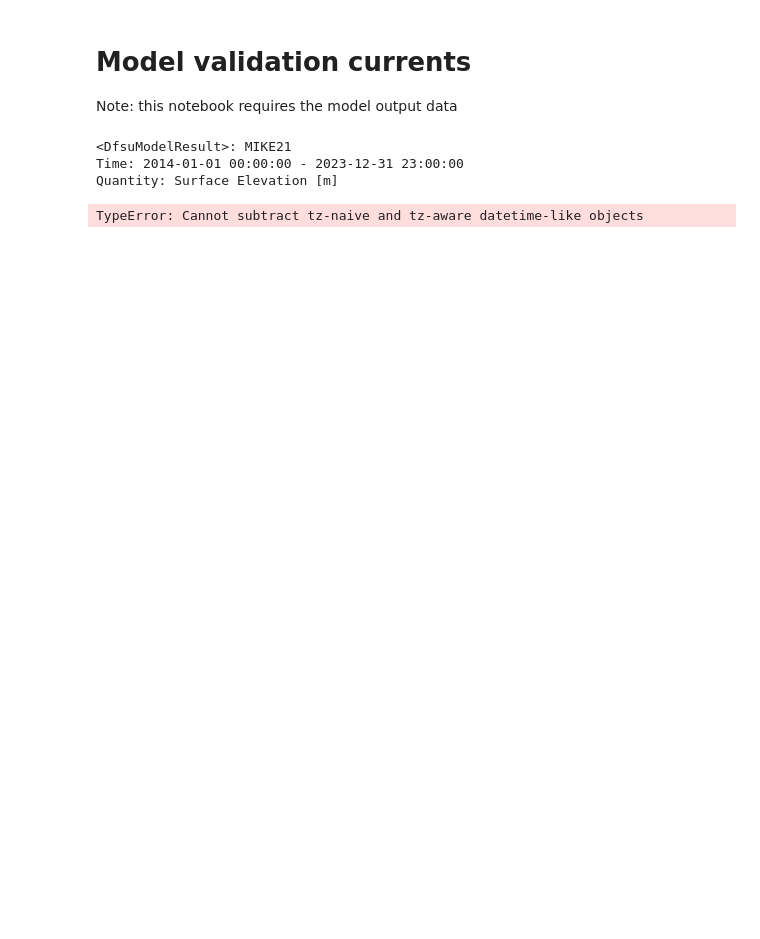
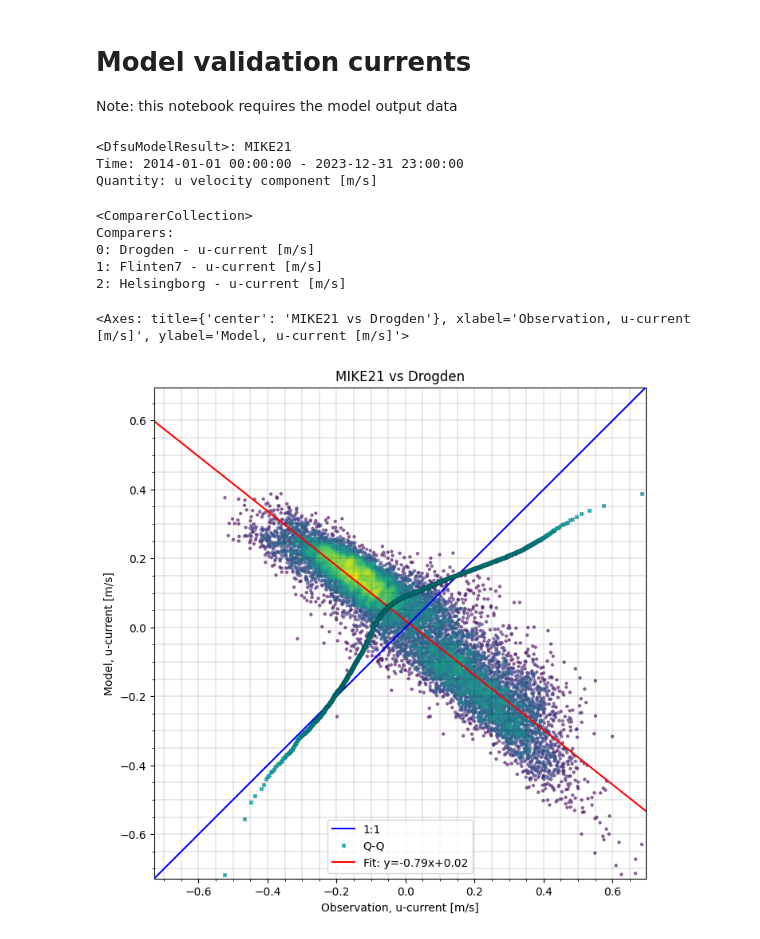
Before and after one commit to DHI/WaterBench-MIKE21HD-Oresund, a Jupyter notebook: code/model_validation_currents.ipynb, the cells around one changed output. Drawn from its saved outputs; the diff is of its cells as text; code cells hidden in the pictures; blank space fills up the shorter version.

```diff
--- a/code/model_validation_currents.ipynb
+++ b/code/model_validation_currents.ipynb
@@ -11,16 +10,25 @@ obs_fldr = "../observations/"
 mr_fldr = "../output/"
 mr_fn = f"{mr_fldr}Area.dfsu"
 # %%
-uvlist = h.get_u_v_point_obs()
+ulist, vlist = h.get_u_v_point_obs()
 # %%
-mr = ms.DfsuModelResult(mr_fn, name="MIKE21", item=0)
-mr
+mr_u = ms.DfsuModelResult(mr_fn, name="MIKE21", item=1)
+mr_u
 # %% [output]
 <DfsuModelResult>: MIKE21
 Time: 2014-01-01 00:00:00 - 2023-12-31 23:00:00
-Quantity: Surface Elevation [m]
+Quantity: u velocity component [m/s]
 # %%
-cc = ms.match(obs=uvlist, mod=mr)
+cc = ms.match(obs=ulist, mod=mr_u)
 cc
 # %% [output]
-TypeError: Cannot subtract tz-naive and tz-aware datetime-like objects
+<ComparerCollection>
+Comparers:
+0: Drogden - u-current [m/s]
+1: Flinten7 - u-current [m/s]
+2: Helsingborg - u-current [m/s]
+# %%
+cc[0].plot.scatter()
+# %% [output]
+<Axes: title={'center': 'MIKE21 vs Drogden'}, xlabel='Observation, u-current [m/s]', ylabel='Model, u-current [m/s]'>
+[figure, added]
```
Also changed, not shown: parts of 1 cell of this notebook.
